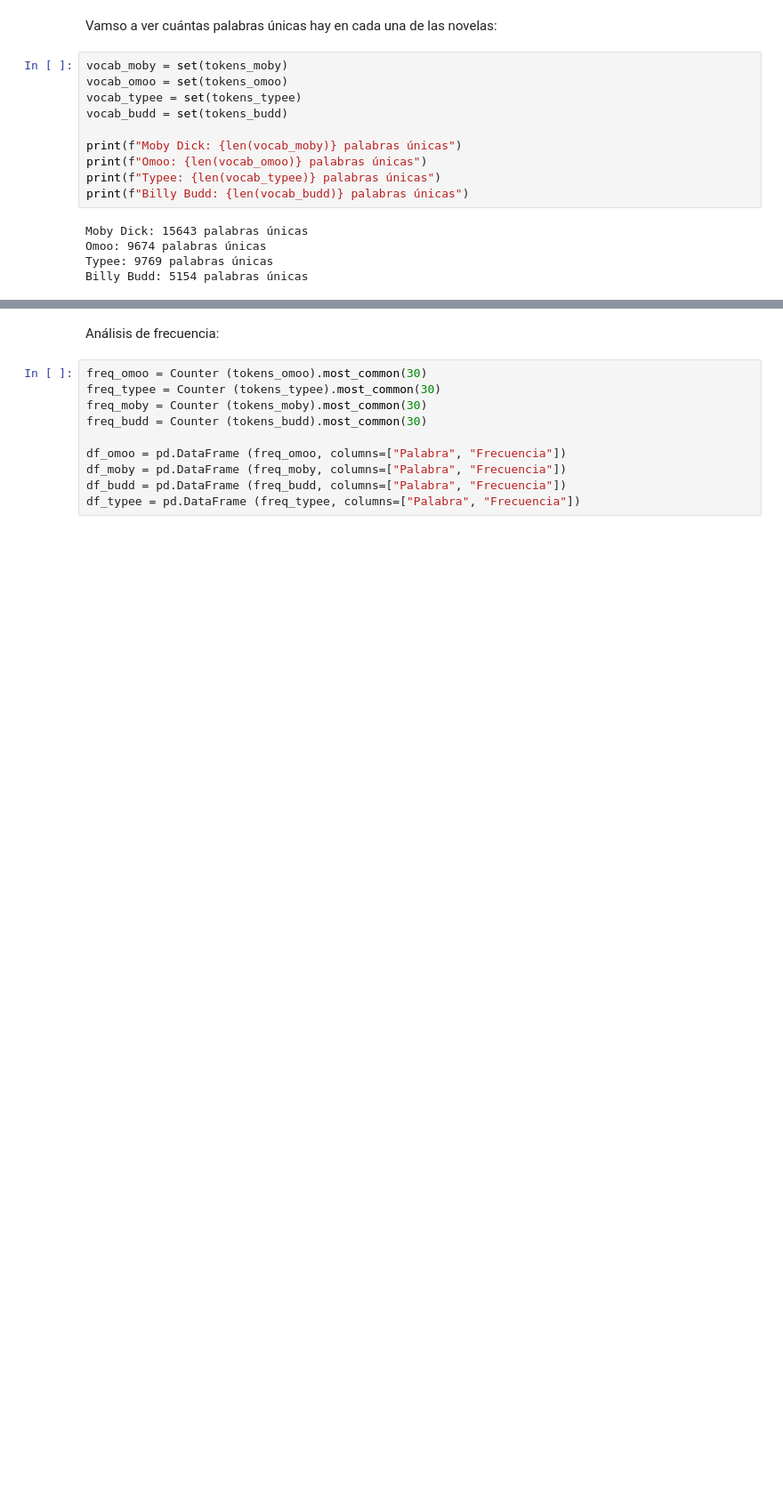
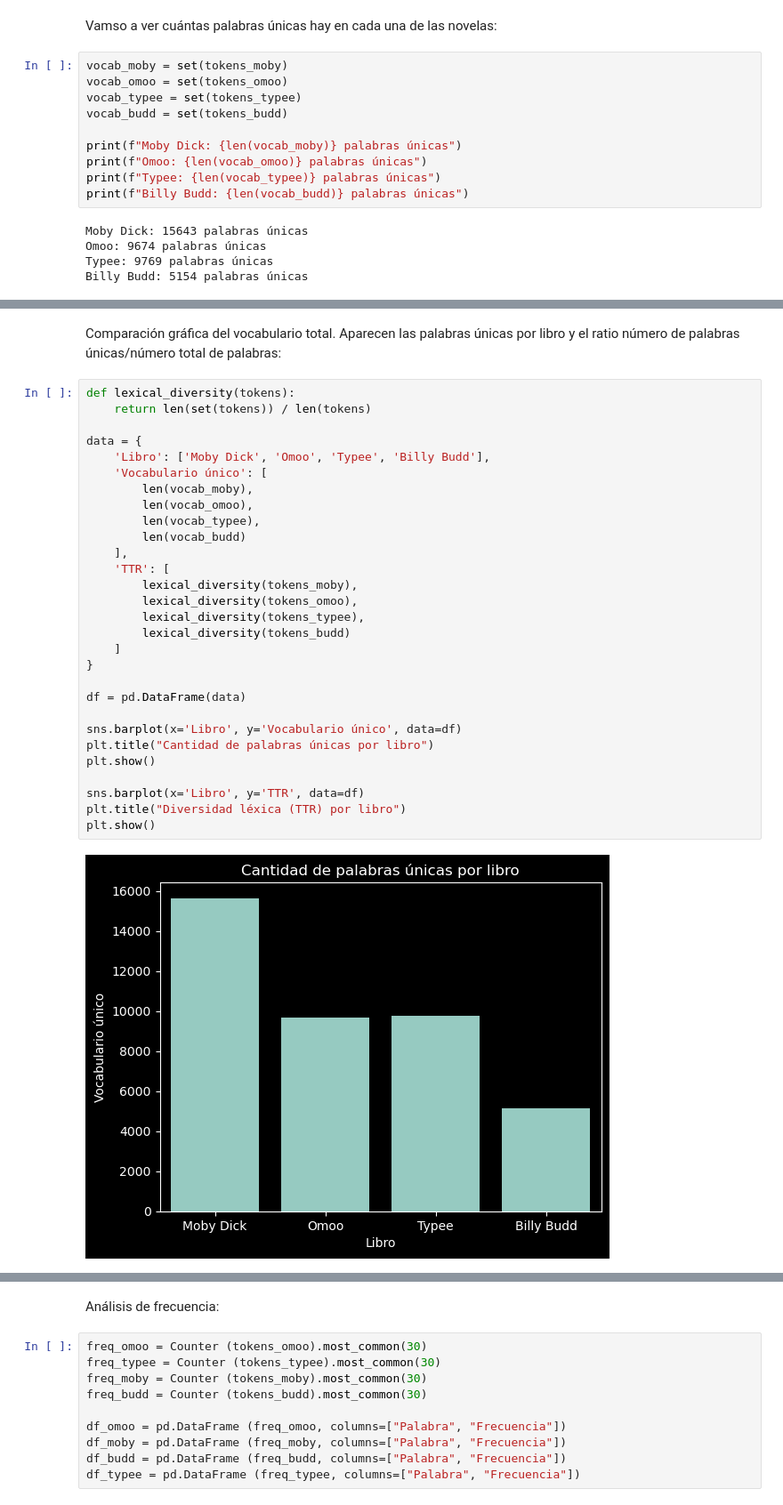
Before and after one commit to cbueno82/ejercicios-adalab, a Jupyter notebook: proyectos_personales/práctica_jupyter.ipynb, the cells around one changed output, grey strips where cells are left out. Shown at 89% size. Cells and saved outputs as stored; diff of their text form; blank space fills up the shorter version.

Commit message:
Añadidos TTR, MTLD, HD-D y VOCD y sus gráficas

```diff
--- a/proyectos_personales/práctica_jupyter.ipynb
+++ b/proyectos_personales/práctica_jupyter.ipynb
@@ -130,0 +167,33 @@ Billy Budd: 5154 palabras únicas
+# %% [markdown]
+Comparación gráfica del vocabulario total. Aparecen las palabras únicas por libro y el ratio número de palabras únicas/número total de palabras:
+# %%
+def lexical_diversity(tokens):
+    return len(set(tokens)) / len(tokens)
+
+data = {
+    'Libro': ['Moby Dick', 'Omoo', 'Typee', 'Billy Budd'],
+    'Vocabulario único': [
+        len(vocab_moby),
+        len(vocab_omoo),
+        len(vocab_typee),
+        len(vocab_budd)
+    ],
+    'TTR': [
+        lexical_diversity(tokens_moby),
+        lexical_diversity(tokens_omoo),
+        lexical_diversity(tokens_typee),
+        lexical_diversity(tokens_budd)
+    ]
+}
+
+df = pd.DataFrame(data)
+
+sns.barplot(x='Libro', y='Vocabulario único', data=df)
+plt.title("Cantidad de palabras únicas por libro")
+plt.show()
+
+sns.barplot(x='Libro', y='TTR', data=df)
+plt.title("Diversidad léxica (TTR) por libro")
+plt.show()
+# %% [output]
+[figure, added]
```
Also changed, not shown: parts of 7 cells of this notebook, 1 other file.
